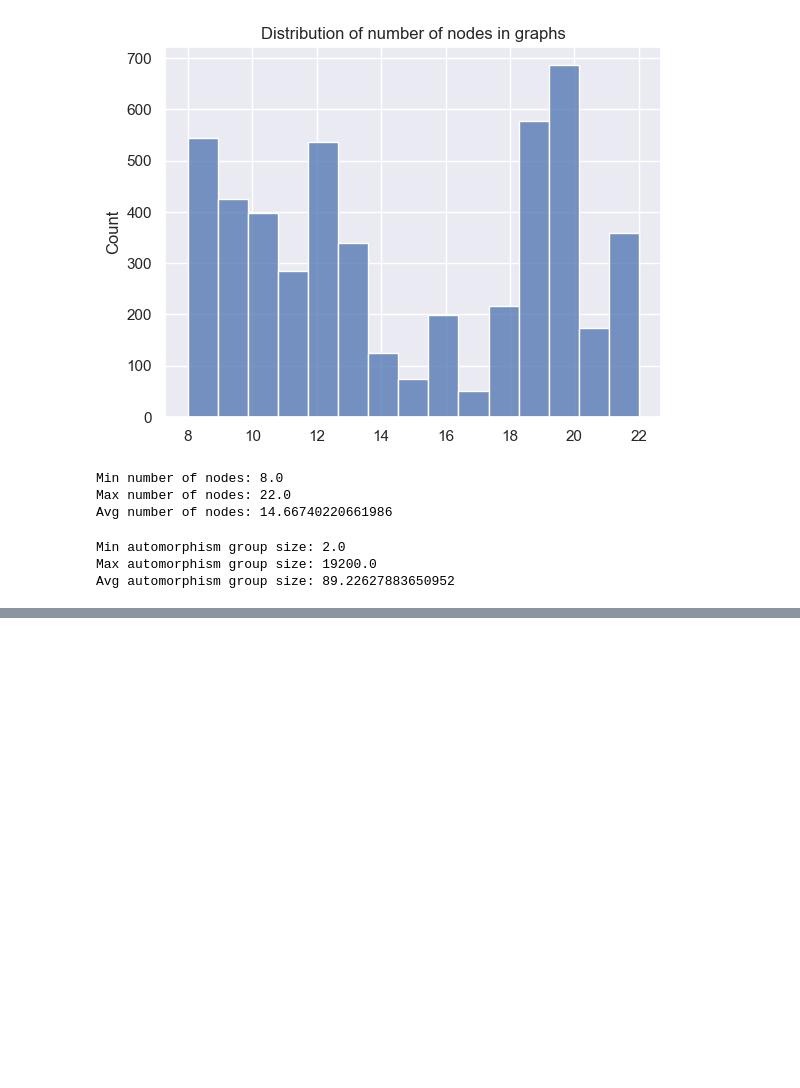
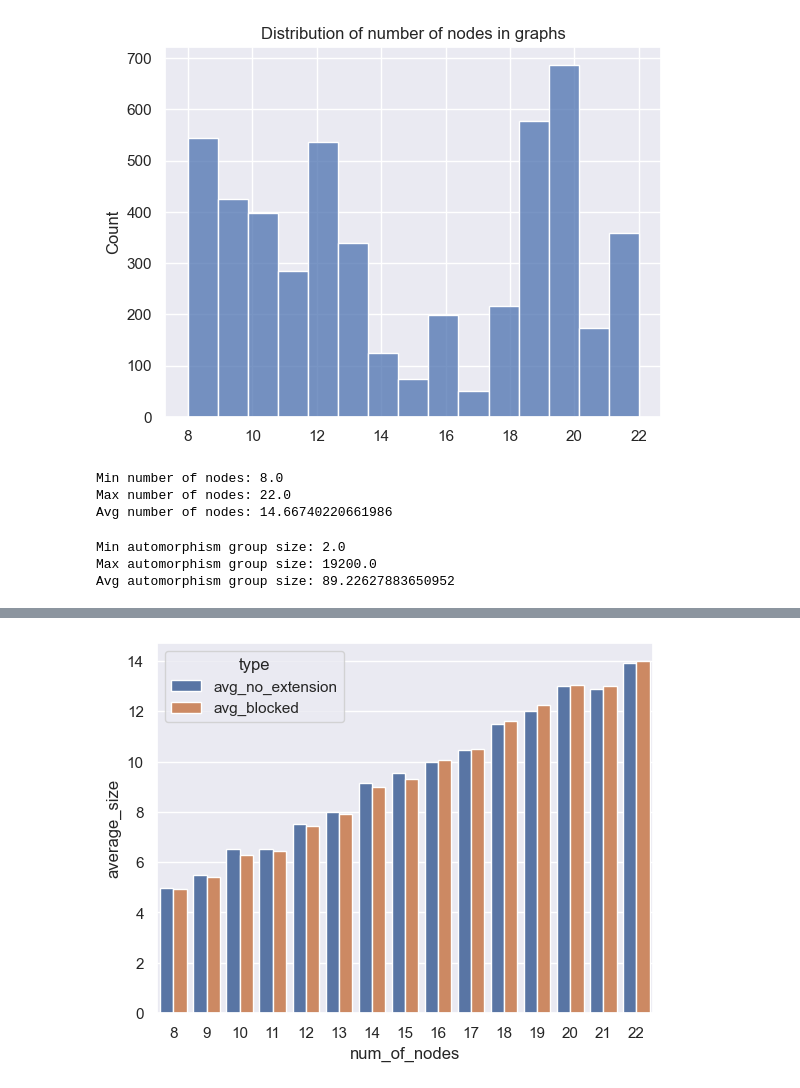
Before and after one commit to rivalxy/gnn-graph-theory, a Jupyter notebook: dataset/stats.ipynb, the cells around one changed output, grey strips where cells are left out. Cells and saved outputs as stored; diff of their text form; code cells hidden in the pictures; blank space fills up the shorter version.

```diff
--- a/dataset/stats.ipynb
+++ b/dataset/stats.ipynb
@@ -71,0 +106,10 @@ Avg extension size: 2.1620741016570473
+# %%
+sns.barplot(
+    data=plot_df,
+    x="num_of_nodes",
+    y="average_size",
+    hue="type",
+)
+plt.show()
+# %% [output]
+[figure, added]
```
Also changed, not shown: parts of 2 cells of this notebook.
